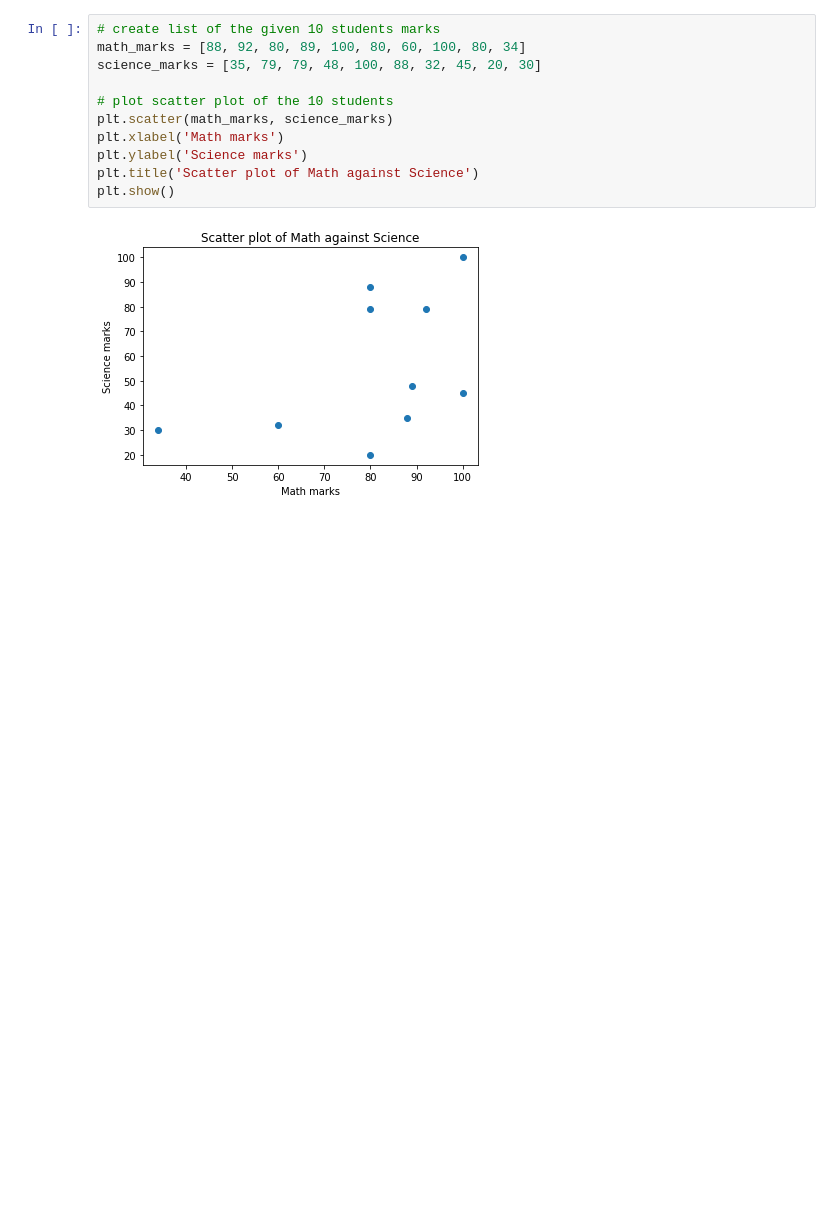
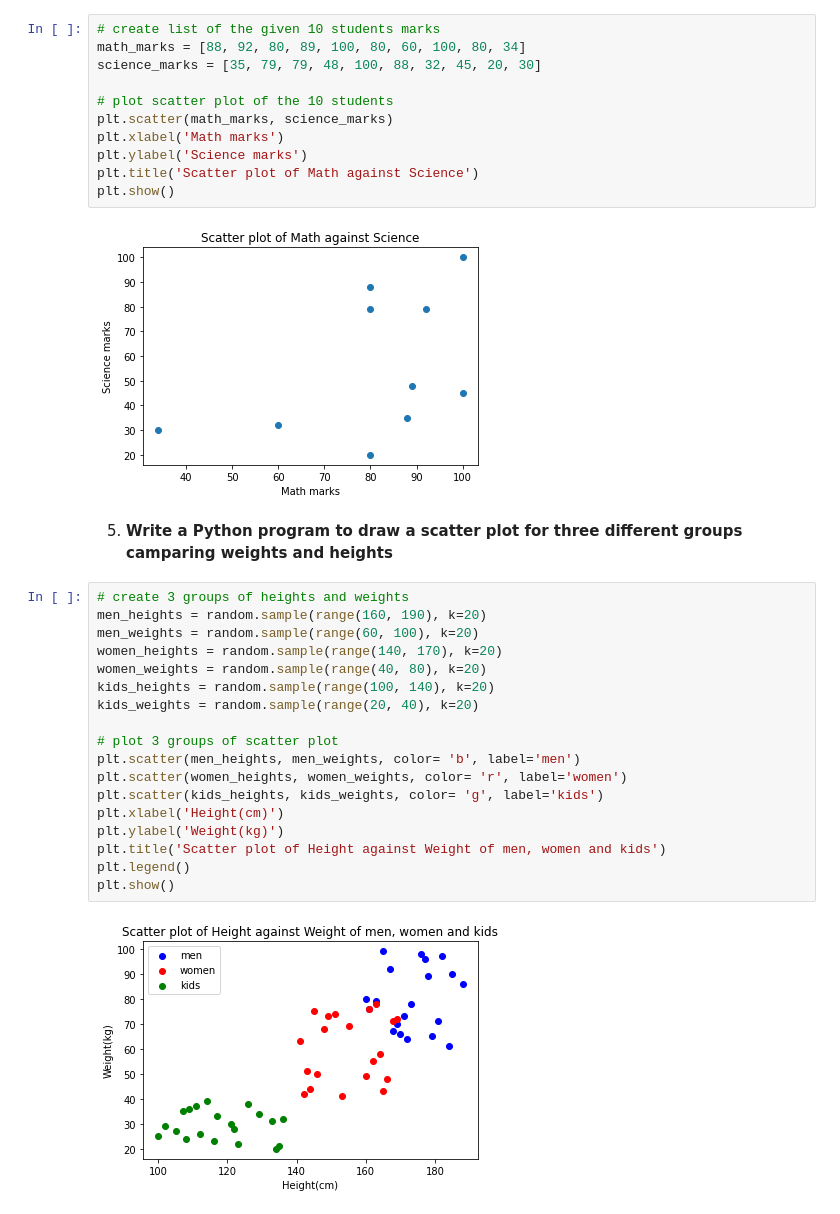
Before and after one commit to NishanthRajkumar/Python-Libraries, a Jupyter notebook: matplotlib_programs/matplotlib_scatter.ipynb, the cells around one changed output. Drawn from its saved outputs; the diff is of its cells as text; blank space fills up the shorter version.

Commit message:
feat: scatter plot for 3 groups

```diff
--- a/matplotlib_programs/matplotlib_scatter.ipynb
+++ b/matplotlib_programs/matplotlib_scatter.ipynb
@@ -78,3 +78,25 @@ plt.title('Scatter plot of Math against Science')
 plt.show()
 # %% [output]
 [figure]
+# %% [markdown]
+5. **Write a Python program to draw a scatter plot for three different groups camparing weights and heights**
+# %%
+# create 3 groups of heights and weights
+men_heights = random.sample(range(160, 190), k=20)
+men_weights = random.sample(range(60, 100), k=20)
+women_heights = random.sample(range(140, 170), k=20)
+women_weights = random.sample(range(40, 80), k=20)
+kids_heights = random.sample(range(100, 140), k=20)
+kids_weights = random.sample(range(20, 40), k=20)
+
+# plot 3 groups of scatter plot
+plt.scatter(men_heights, men_weights, color= 'b', label='men')
+plt.scatter(women_heights, women_weights, color= 'r', label='women')
+plt.scatter(kids_heights, kids_weights, color= 'g', label='kids')
+plt.xlabel('Height(cm)')
+plt.ylabel('Weight(kg)')
+plt.title('Scatter plot of Height against Weight of men, women and kids')
+plt.legend()
+plt.show()
+# %% [output]
+[figure, added]
```
Also changed, not shown: parts of 1 cell of this notebook.
